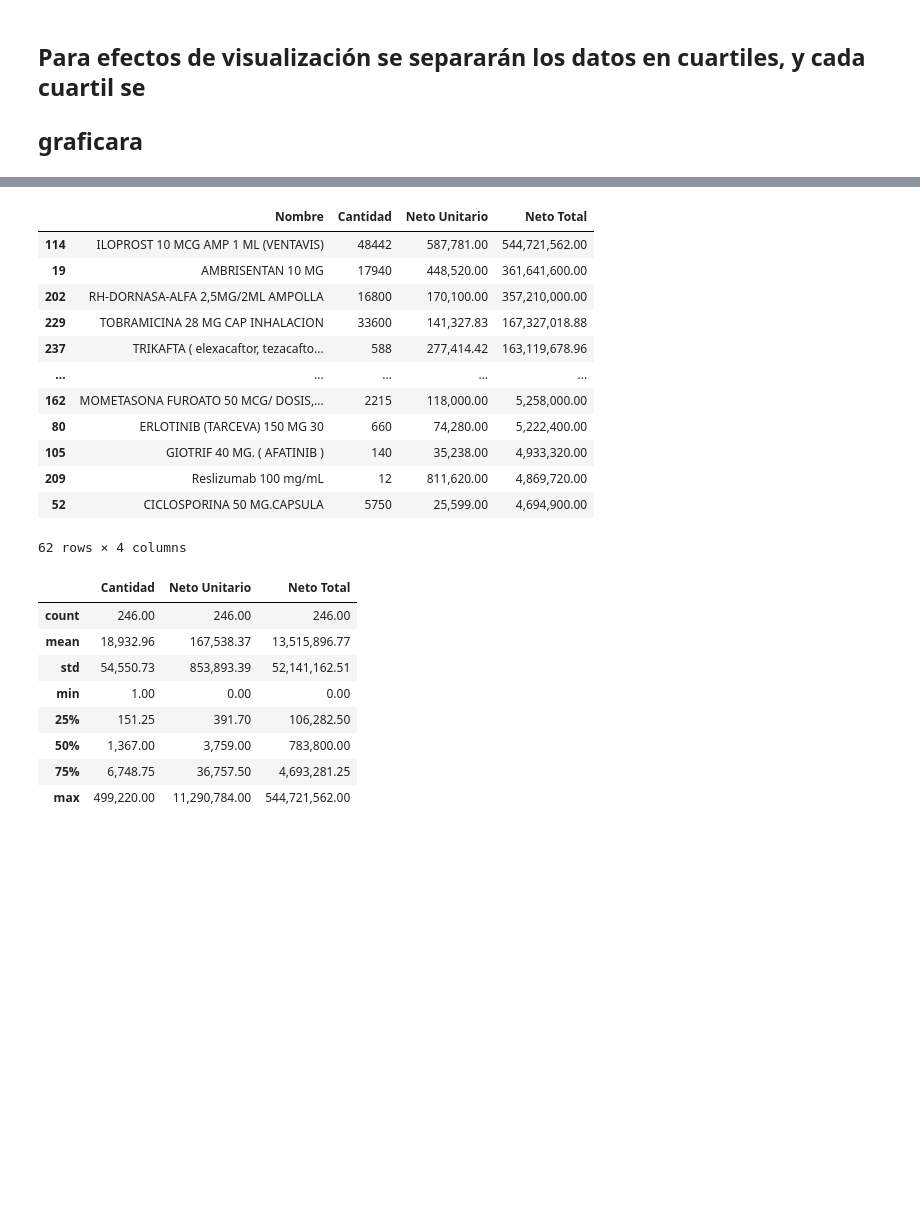
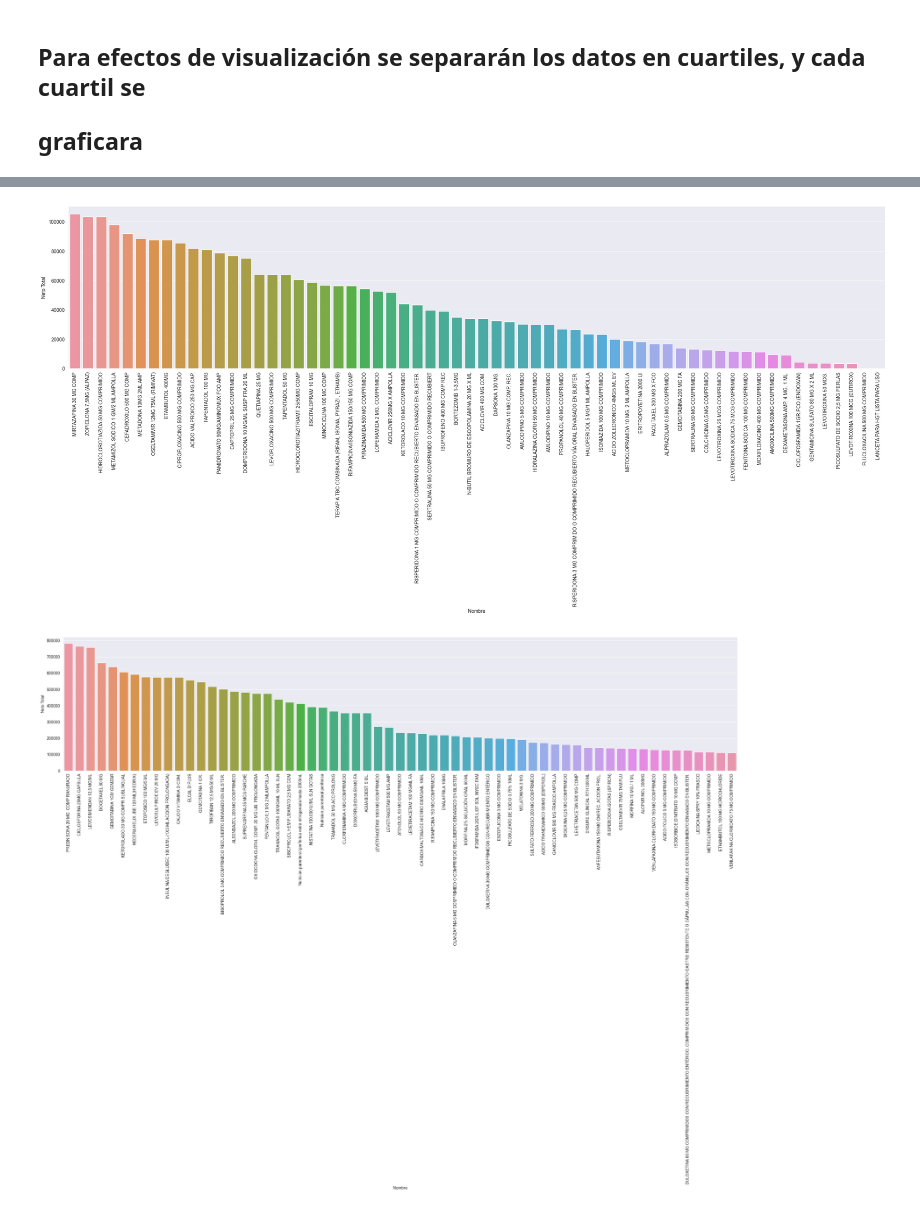
Before and after one commit to JavierRojas14/int, a Jupyter notebook: Finanzas/analisis_gasto_por_servicio/2022/analisis.ipynb, the cells around one changed output, grey strips where cells are left out. Saved outputs shown, nothing was run; the diff lists cells and outputs as text; code cells hidden in the pictures; blank space fills up the shorter version.

Commit message:
Se ploteo bien los articulos

```diff
--- a/Finanzas/analisis_gasto_por_servicio/2022/analisis.ipynb
+++ b/Finanzas/analisis_gasto_por_servicio/2022/analisis.ipynb
@@ -10,7 +10,7 @@ pd.options.display.float_format = '{:,.2f}'.format
 def obtener_full_path(directorio):
     return [os.path.join(directorio, file) for file in os.listdir(directorio)]
 
-def plottear(x, y, df):
+def plottear(df, x, y):
     fig, axis = plt.subplots(1, 1, figsize=(30, 6))
     sns.barplot(data=df, x=x, y=y, ax=axis)
     axis.set_xticklabels(axis.get_xticklabels(), rotation=90)
@@ -112,31 +128,11 @@ df_articulos_min_q1 = articulos_servicio_suma.query('`Neto Total` >= @articulos_
 df_articulos_q1_q2 = articulos_servicio_suma.query('`Neto Total` >= @articulos_q1 and `Neto Total` < @articulos_q2')
 df_articulos_q2_q3 = articulos_servicio_suma.query('`Neto Total` >= @articulos_q2 and `Neto Total` < @articulos_q3')
 df_articulos_q3_max = articulos_servicio_suma.query('`Neto Total` >= @articulos_q3 and `Neto Total` <= @articulos_qmax')
-# %%
-df_articulos_q3_max
-# %% [output]
-|  | Nombre | Cantidad | Neto Unitario | Neto Total |
-| 114 | ILOPROST 10 MCG AMP 1 ML (VENTAVIS) | 48442 | 587,781.00 | 544,721,562.00 |
-| 19 | AMBRISENTAN 10 MG | 17940 | 448,520.00 | 361,641,600.00 |
-| 202 | RH-DORNASA-ALFA 2,5MG/2ML AMPOLLA | 16800 | 170,100.00 | 357,210,000.00 |
-| 229 | TOBRAMICINA 28 MG CAP INHALACION | 33600 | 141,327.83 | 167,327,018.88 |
-| 237 | TRIKAFTA ( elexacaftor, tezacafto... | 588 | 277,414.42 | 163,119,678.96 |
-| ... | ... | ... | ... | ... |
-| 162 | MOMETASONA FUROATO 50 MCG/ DOSIS,... | 2215 | 118,000.00 | 5,258,000.00 |
-| 80 | ERLOTINIB (TARCEVA) 150 MG 30 | 660 | 74,280.00 | 5,222,400.00 |
-| 105 | GIOTRIF 40 MG. ( AFATINIB ) | 140 | 35,238.00 | 4,933,320.00 |
-| 209 | Reslizumab 100 mg/mL | 12 | 811,620.00 | 4,869,720.00 |
-| 52 | CICLOSPORINA 50 MG.CAPSULA | 5750 | 25,599.00 | 4,694,900.00 |
-62 rows × 4 columns
-# %%
-articulos_servicio_suma.describe()
-# %% [output]
-|  | Cantidad | Neto Unitario | Neto Total |
-| count | 246.00 | 246.00 | 246.00 |
-| mean | 18,932.96 | 167,538.37 | 13,515,896.77 |
-| std | 54,550.73 | 853,893.39 | 52,141,162.51 |
-| min | 1.00 | 0.00 | 0.00 |
-| 25% | 151.25 | 391.70 | 106,282.50 |
-| 50% | 1,367.00 | 3,759.00 | 783,800.00 |
-| 75% | 6,748.75 | 36,757.50 | 4,693,281.25 |
-| max | 499,220.00 | 11,290,784.00 | 544,721,562.00 |
+# %%
+figura_df_articulos_min_q1 =  plottear(df_articulos_min_q1, 'Nombre', 'Neto Total')
+figura_df_articulos_q1_q2 = plottear(df_articulos_q1_q2, 'Nombre', 'Neto Total')
+figura_df_articulos_q2_q3 = plottear(df_articulos_q2_q3, 'Nombre', 'Neto Total')
+figura_df_articulos_q3_max = plottear(df_articulos_q3_max, 'Nombre', 'Neto Total')
+# %% [output]
+[figure, added]
+[figure, added]
```
Also changed, not shown: parts of 2 cells of this notebook.
